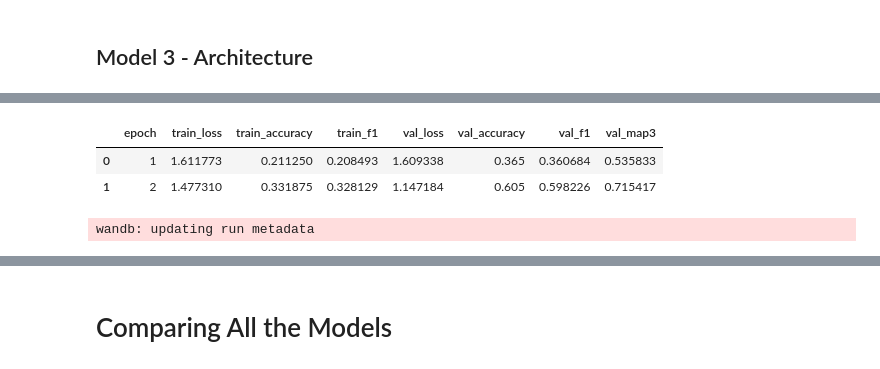
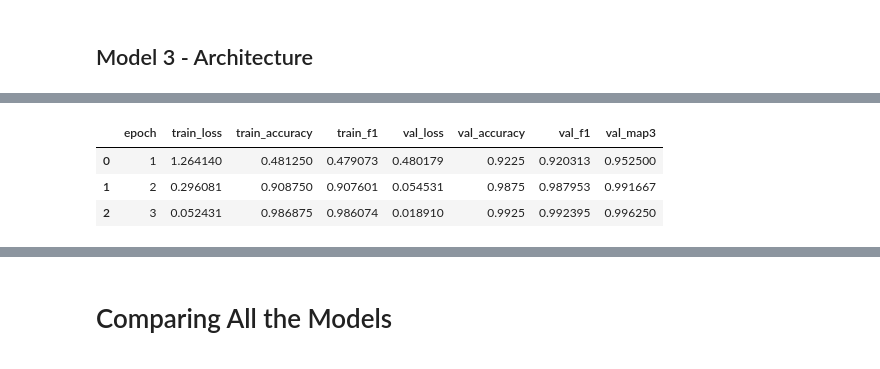
Before and after one commit to Hariom9991/dl-24f1000881-notebook-t22026, a Jupyter notebook: kaggle_notebook.ipynb, the cells around one changed output, grey strips where cells are left out. Saved outputs shown, nothing was run; the diff lists cells and outputs as text; code cells hidden in the pictures.

Commit message:
Tried electra base as pretrained model Kaggle Notebook | DL-24f1000881-notebook-t22026 | Version 25

```diff
--- a/kaggle_notebook.ipynb
+++ b/kaggle_notebook.ipynb
@@ -114,11 +115,14 @@ HIDDEN_DIM = 128
 DROPOUT = 0.3
 
 
-MC_MODEL_NAME = "roberta-base"
-MAX_LEN_TRANSFORMER = 256
-BATCH_SIZE_TRANSFORMER = 4
-TRANSFORMER_EPOCHS = 2
-TRANSFORMER_LR = 2e-5
+MC_MODEL_NAME = "google/electra-base-discriminator"
+MAX_LEN = 256
+TRAIN_BATCH_SIZE = 4
+VALID_BATCH_SIZE = 4
+EPOCHS = 3
+LEARNING_RATE = 2e-5
+WEIGHT_DECAY = 0.01
+MAX_GRAD_NORM = 1.0
 DEVICE = torch.device("cuda" if torch.cuda.is_available() else "cpu")
 def set_seed(seed=42):
     random.seed(seed)
@@ -495,13 +499,13 @@ def compute_binary_metrics(y_true, y_prob, threshold=0.5):
         "loss": log_loss(y_true, y_prob, labels=[0, 1])
     }
 
-def softmax_numpy(x):
+def stable_softmax(x):
     x = x - np.max(x, axis=1, keepdims=True)
     exp_x = np.exp(x)
     return exp_x / np.sum(exp_x, axis=1, keepdims=True)
 
 def compute_multiclass_metrics(y_true, logits):
-    probs = softmax_numpy(logits)
+    probs = stable_softmax(logits)
     y_pred = np.argmax(probs, axis=1)
 
     metrics = {
@@ -1349,29 +1437,51 @@ def train_mc_model(model, train_loader, val_loader, epochs=2, lr=2e-5):
 # %%
-# Train RoBERTa-base model
 mc_model = AutoModelForMultipleChoice.from_pretrained(MC_MODEL_NAME).to(device)
 
-mc_model, mc_history = train_mc_model(
+electra_run = start_run(
+    "model3_pretrained_electra_base",
+    {
+        "model_type": "Pretrained Transformer",
+        "model_name": MC_MODEL_NAME,
+        "architecture": "AutoModelForMultipleChoice",
+        "max_len": MAX_LEN,
+        "train_batch_size": TRAIN_BATCH_SIZE,
+        "valid_batch_size": VALID_BATCH_SIZE,
+        "epochs": EPOCHS,
+        "learning_rate": LEARNING_RATE,
+        "weight_decay": WEIGHT_DECAY,
+        "max_grad_norm": MAX_GRAD_NORM
+    }
+)
+
+mc_model, electra_history = train_electra_mc(
     mc_model,
     train_loader_mc,
     val_loader_mc,
-    epochs=TRANSFORMER_EPOCHS,
-    lr=TRANSFORMER_LR
+    epochs=EPOCHS,
+    lr=LEARNING_RATE,
+    weight_decay=WEIGHT_DECAY,
+    device=DEVICE
 )
 
-display(mc_history)
+display(electra_history)
 
-mc_best_row = mc_history.sort_values("val_map3", ascending=False).iloc[0]
+best_row = electra_history.sort_values(
+    "val_map3",
+    ascending=False
+).iloc[0]
 
-mc_loss = mc_best_row["val_loss"]
-mc_accuracy = mc_best_row["val_accuracy"]
-mc_f1 = mc_best_row["val_f1"]
-mc_map3 = mc_best_row["val_map3"]
+print("Model 3 - ELECTRA-base")
+print("Validation Loss     :", round(best_row["val_loss"], 5))
+print("Validation Accuracy :", round(best_row["val_accuracy"], 5))
+print("Validation F1       :", round(best_row["val_f1"], 5))
+print("Validation MAP@3    :", round(best_row["val_map3"], 5))
 
-print("Model 3 - Multiple Choice RoBERTa Transformer")
-print("Validation Loss    :", round(mc_loss, 5))
-print("Validation Accuracy:", round(mc_accuracy, 5))
-print("Validation F1      :", round(mc_f1, 5))
-print("Validation MAP@3   :", round(mc_map3, 5))
+wandb.log({
+    "best_val_loss": float(best_row["val_loss"]),
+    "best_val_accuracy": float(best_row["val_accuracy"]),
+    "best_val_f1": float(best_row["val_f1"]),
+    "best_val_map3": float(best_row["val_map3"])
+})
 
-mc_run.finish()
+electra_run.finish()
 # %% [output]
@@ -1401,4 +1514,4 @@ Val Loss  : 1.14718 | Val Acc  : 0.60500 | Val F1  : 0.59823 | Val MAP@3: 0.7154
 |  | epoch | train_loss | train_accuracy | train_f1 | val_loss | val_accuracy | val_f1 | val_map3 |
-| 0 | 1 | 1.611773 | 0.211250 | 0.208493 | 1.609338 | 0.365 | 0.360684 | 0.535833 |
-| 1 | 2 | 1.477310 | 0.331875 | 0.328129 | 1.147184 | 0.605 | 0.598226 | 0.715417 |
+| 0 | 1 | 1.264140 | 0.481250 | 0.479073 | 0.480179 | 0.9225 | 0.920313 | 0.952500 |
+| 1 | 2 | 0.296081 | 0.908750 | 0.907601 | 0.054531 | 0.9875 | 0.987953 | 0.991667 |
+| 2 | 3 | 0.052431 | 0.986875 | 0.986074 | 0.018910 | 0.9925 | 0.992395 | 0.996250 |
-wandb: updating run metadata
```
Also changed, not shown: parts of 21 cells of this notebook.
